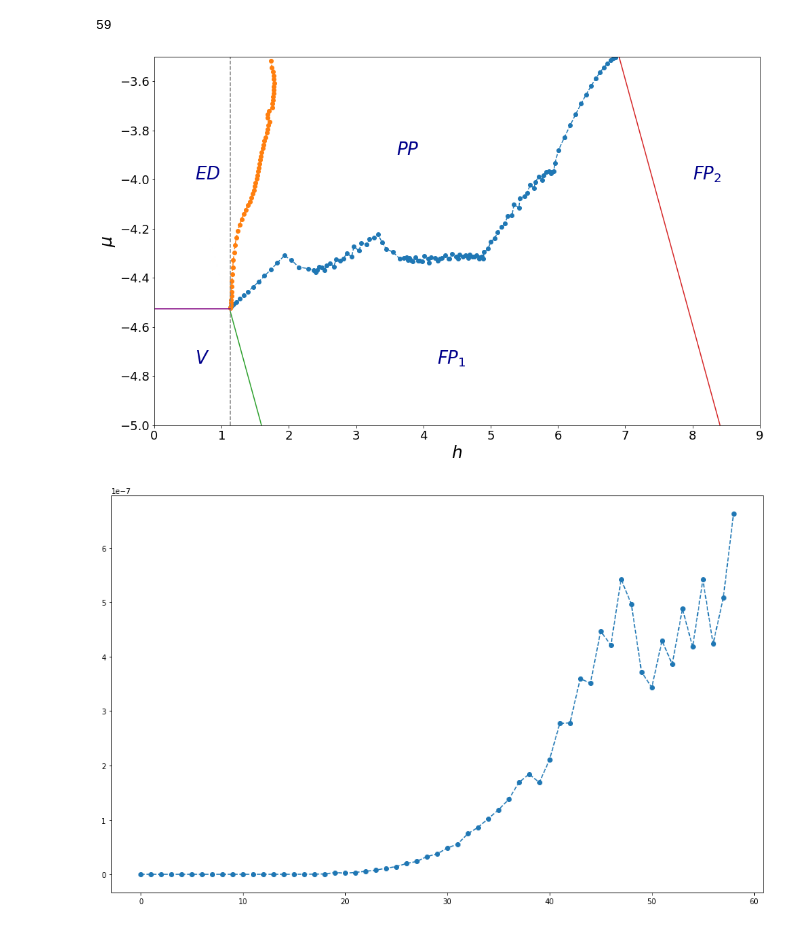
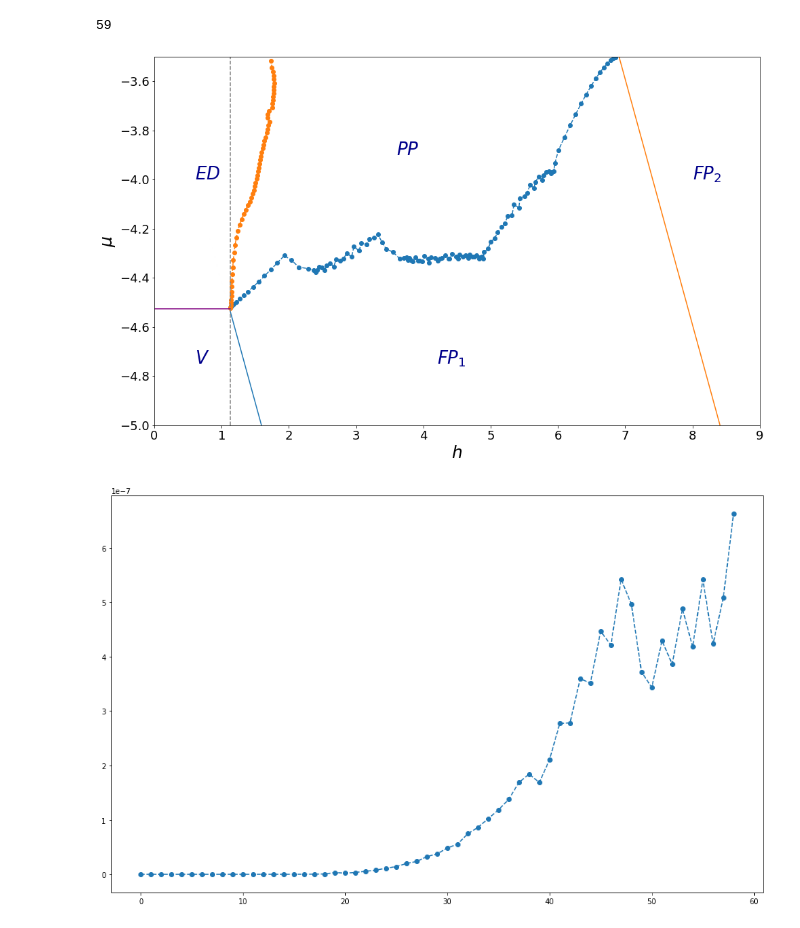
Before and after one commit to mindelly/diagrams2, a Jupyter notebook: phase diagram w=3.ipynb, the cells around one changed output. Saved outputs shown, nothing was run; the diff lists cells and outputs as text; code cells hidden in the pictures.

```diff
--- a/phase diagram w=3.ipynb
+++ b/phase diagram w=3.ipynb
@@ -5,7 +10,8 @@ import matplotlib.pyplot as plt
 # %%
 def En(j, n, m, folder='', k = 0):
     Energy = []
-    path = "C:/Users/Mindelly/Documents/GitHub/diagrams2/w3/t-1/" + folder
+#     "../w2/t-1/"
+    path = "./w3/t-1/" + folder
     for i in range(n, m):
         file_name = str(i) +'-'+ str(j) + ".task1.out.xml"
         with open(path + file_name) as xml_file:
@@ -16,7 +22,7 @@ def En(j, n, m, folder='', k = 0):
 # %%
 def En1(j, n, m, folder=''):
     Energy = []
-    path = "C:/Users/Mindelly/Documents/GitHub/diagrams2/w3/t-1/" + folder
+    path = "./w3/t-1/" + folder
     for i in range(n, m):
         file_name = str(i) +'-'+ str(j) + ".task1.out.xml"
         with open(path + file_name) as xml_file:
@@ -66,26 +72,26 @@ def mu3(h):
 # %%
 plt.figure(figsize=(16, 10))
 xscale = 9
 
-plt.plot(h, mu, 'o--')
-plt.plot(h1, mu1, 'o--')
+plt.plot(h, mu, 'o--', color = '#1f77b4')
+plt.plot(h1, mu1, 'o--', color = '#ff7f0e')
 plt.axhline(y=(e11/2), color='purple', xmax=(h[0]/xscale))
 plt.plot(h2, mu2(h2), '-')
 plt.plot(h3, mu3(h3), '-')
 plt.axvline(x=h[0],linestyle='--', color='grey')
 plt.tick_params(axis='both', which='major', labelsize=18)
 plt.text(0.6, -4.0, '$ED$', fontsize=26, color='darkblue')
 plt.text(0.6, -4.75, '$V$', fontsize=26, color='darkblue')
 plt.text(3.6, -3.9, '$PP$', fontsize=26, color='darkblue')
 plt.text(4.2, -4.75, '$FP_1$', fontsize=26, color='darkblue')
 plt.text(8, -4, '$FP_2$', fontsize=26, color='darkblue')
 
 plt.xlabel('$h$', size=25)
 plt.ylabel('$\mu$', size=25)
 plt.axis([0, xscale, -5, -3.5])
 plt.savefig('w=3')
 # %% [output]
-[figure, old version]
+[figure, new version]
 # %%
 def trunc_error(j, n, m, folder=''):
     te = []
```
Also changed, not shown: parts of 1 cell of this notebook, 7 other files.
